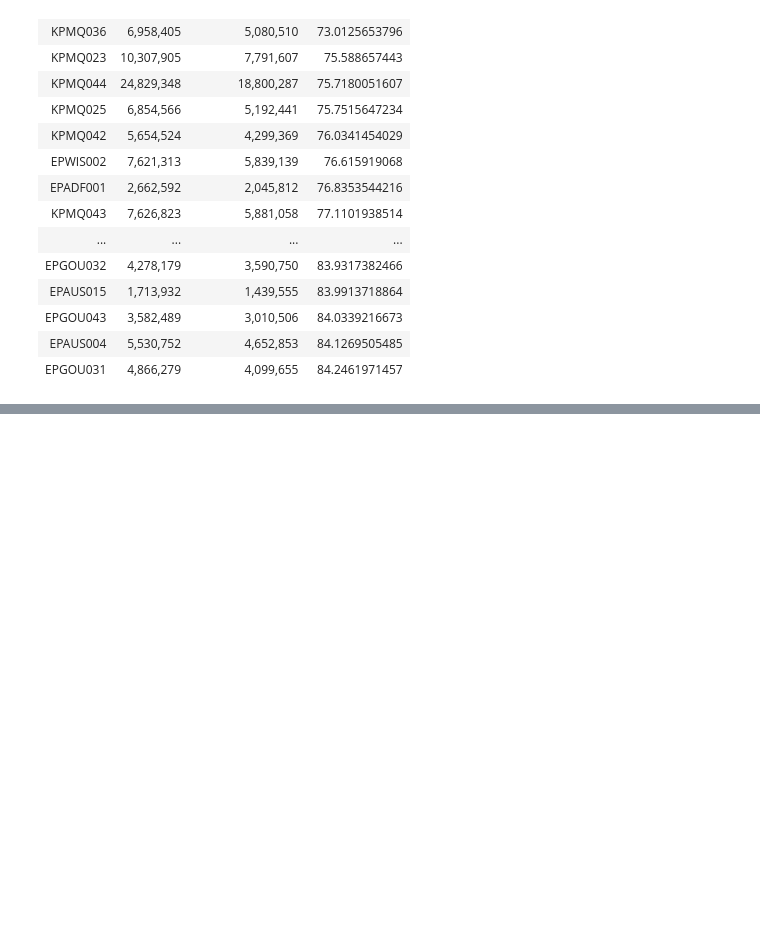
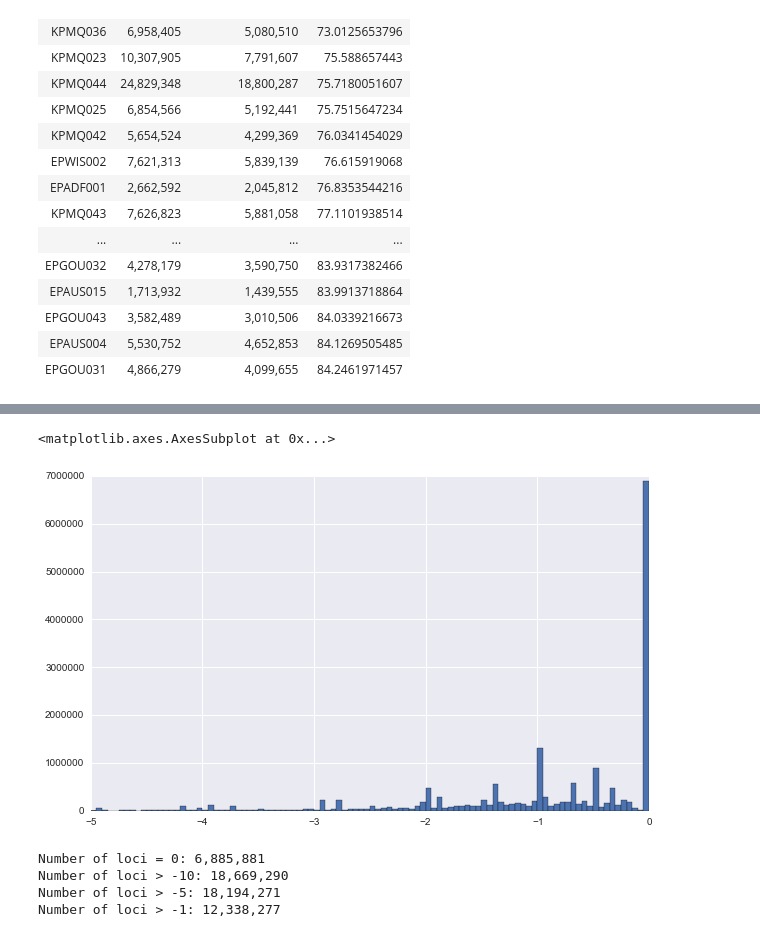
Before and after one commit to damiankao/misc-analysis, a Jupyter notebook: 18092015_penguin.ipynb, the cells around one changed output, grey strips where cells are left out. Drawn from its saved outputs; the diff is of its cells as text; code cells hidden in the pictures; blank space fills up the shorter version.

```diff
--- a/18092015_penguin.ipynb
+++ b/18092015_penguin.ipynb
@@ -128,0 +149,15 @@ statTable
+# %%
+meanLNL[meanLNL > -5].hist(bins=100,figsize=[10,6])
+# %% [output]
+<matplotlib.axes.AxesSubplot at 0x...>
+[figure, added]
+# %%
+print 'Number of loci = 0:', commas(len(meanLNL[meanLNL == 0]))
+print 'Number of loci > -10:', commas(len(meanLNL[meanLNL > -10]))
+print 'Number of loci > -5:', commas(len(meanLNL[meanLNL > -5]))
+print 'Number of loci > -1:', commas(len(meanLNL[meanLNL > -1]))
+# %% [output]
+Number of loci = 0: 6,885,881
+Number of loci > -10: 18,669,290
+Number of loci > -5: 18,194,271
+Number of loci > -1: 12,338,277
```
Also changed, not shown: parts of 5 cells of this notebook.
